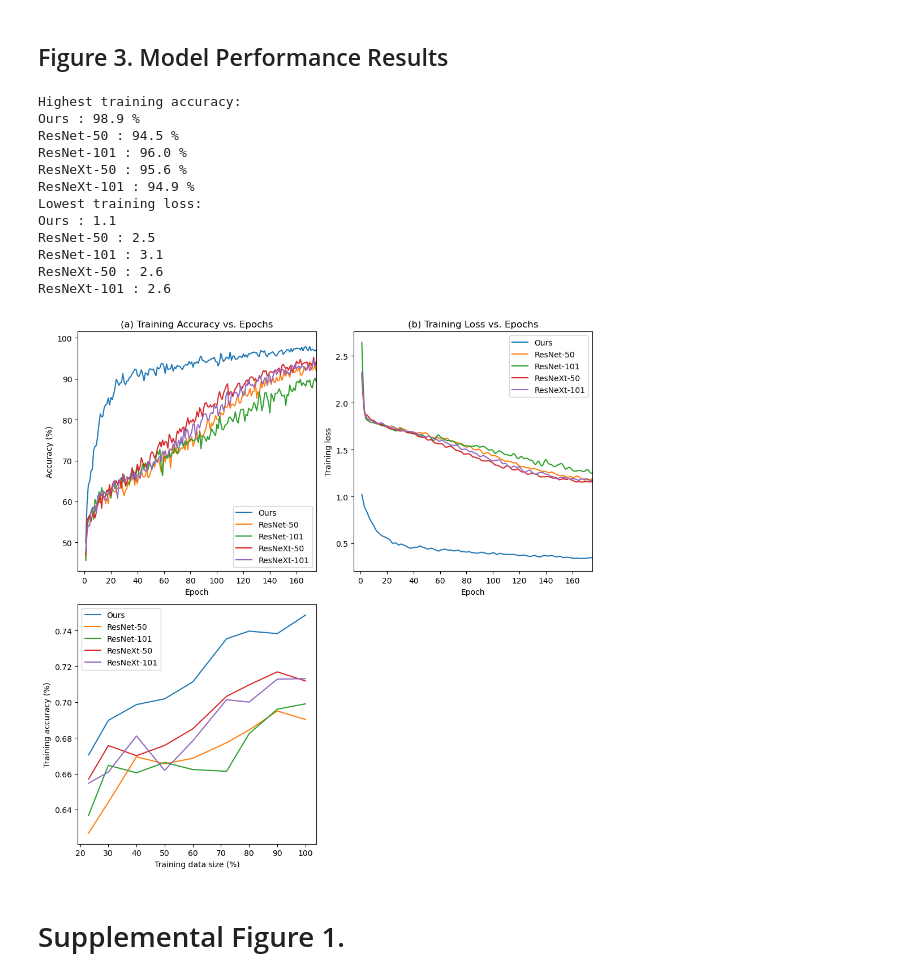
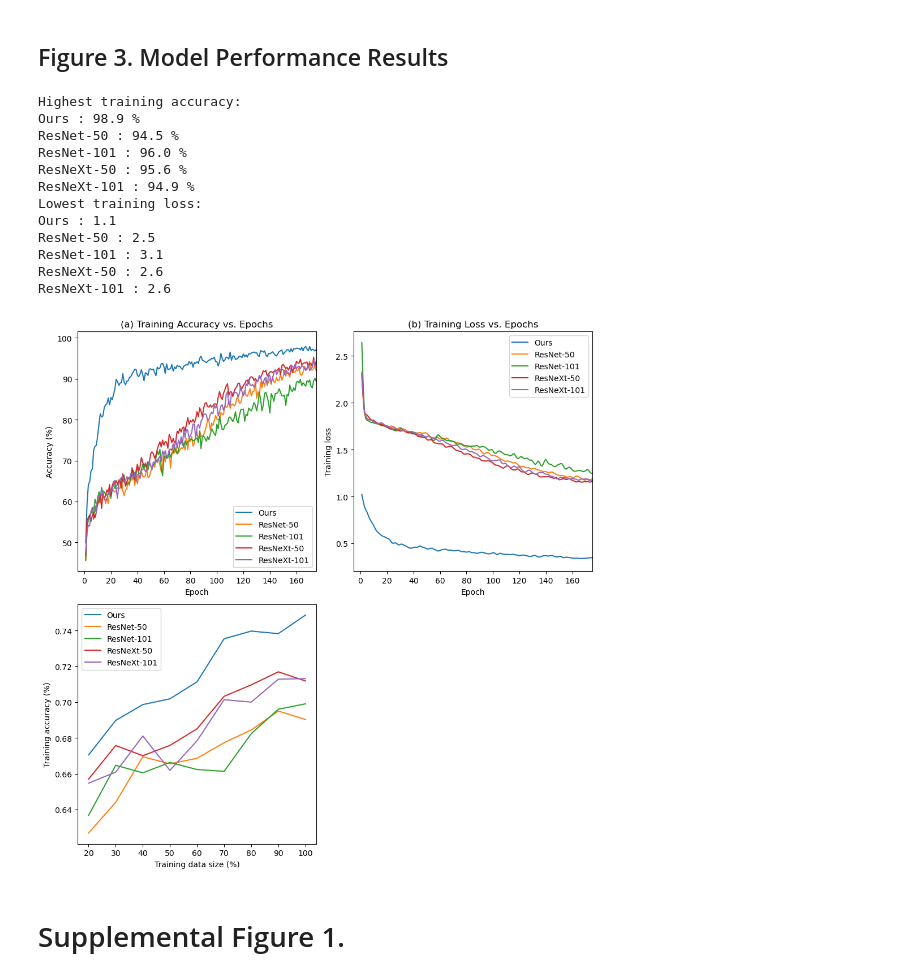
Before and after one commit to Deep-Fusion-Innovators/paper-Cervical-Cancer-Detection, a Jupyter notebook: figures.ipynb, the cells around one changed output. Saved outputs shown, nothing was run; the diff lists cells and outputs as text; code cells hidden in the pictures.

```diff
--- a/figures.ipynb
+++ b/figures.ipynb
@@ -116,7 +116,7 @@ def training_data_size(df, model_name, label, smoothness, axis_i):
     ysmoothed = gaussian_filter1d(df[model_name], sigma = smoothness)
     axis_i.plot(df['data size'], ysmoothed, linestyle = '-', label = label)
 
-percentage_list = ["30.0%", "40.0%", "50.0%", "60.0%", "72.0%", "80.0%", "90.0%", "100%"]
+percentage_list = ["30.0%", "40.0%", "50.0%", "60.0%", "70.0%", "80.0%", "90.0%", "100%"]
 Model_list = ['Ours', 'ResNet-50', 'ResNet-101', 'ResNeXt-50', 'ResNeXt-101']
 
 fig = plt.figure(tight_layout=True, figsize=(10, 10))
@@ -180,34 +180,34 @@ plt.legend()
 
 #     for column in [i+'_Test' for i in Model_list]:
 #         acc_list += test_acc_epoch[column].tolist()
 #         model_name += [column[:-5]]*test_acc_epoch.shape[0]
 #         data_size += [percentage]*test_acc_epoch.shape[0]
 
 # df_plot = pd.DataFrame(columns=['Model', 'data_size', 'Accuracy'])
 # df_plot['Model'] = model_name
 # df_plot['Accuracy'] = acc_list
 # df_plot['data_size'] = data_size
 # sns.boxplot(data=df_plot, x="data_size", y="Accuracy", hue="Model", ax = ax)
 # ax.set_ylabel("Accuracy (%)")
 # ax.set_xlabel("% of Training Data Used")
 # ax.set_ylim([50, 75])
 # ax.set_title("(c) Testing Accuracy vs. % of Training Data Used")
 
 plt.savefig("./figures/Figure4_Accuracy_Loss_Epochs.pdf", dpi = 150)
 # %% [output]
 Highest training accuracy:
 Ours : 98.9 %
 ResNet-50 : 94.5 %
 ResNet-101 : 96.0 %
 ResNeXt-50 : 95.6 %
 ResNeXt-101 : 94.9 %
 Lowest training loss:
 Ours : 1.1
 ResNet-50 : 2.5
 ResNet-101 : 3.1
 ResNeXt-50 : 2.6
 ResNeXt-101 : 2.6
-[figure, old version]
+[figure, new version]
 # %% [markdown]
 # Supplemental Figure 1.
 # %%
```
Also changed, not shown: parts of 2 cells of this notebook, 7 other files.
